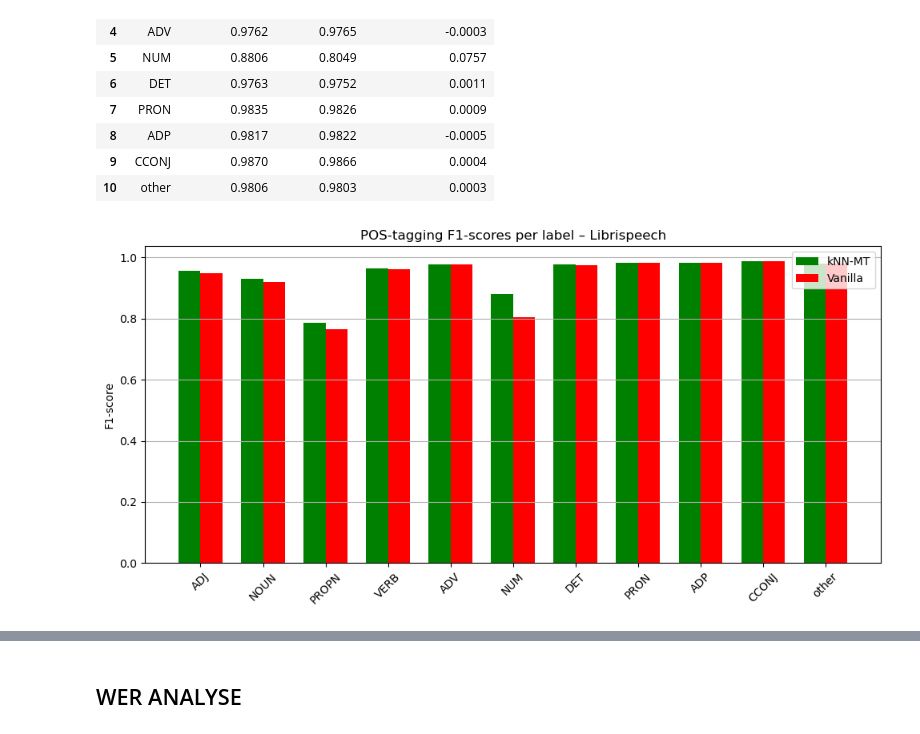
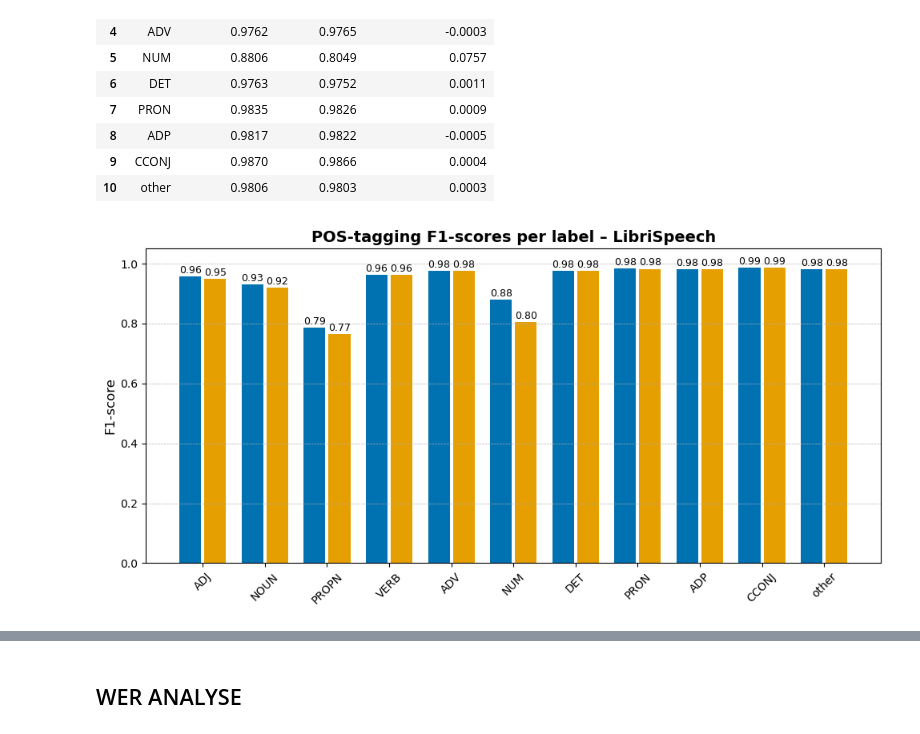
Before and after one commit to SedatGunay/kNN-MT, a Jupyter notebook: notebooks/librispeech.ipynb, the cells around one changed output, grey strips where cells are left out. Cells and saved outputs as stored; diff of their text form; code cells hidden in the pictures.

```diff
--- a/notebooks/librispeech.ipynb
+++ b/notebooks/librispeech.ipynb
@@ -77,26 +77,41 @@ POS LABEL TAGGING SCORES – LIBRISPEECH
 # %%
 import matplotlib.pyplot as plt
 
 fig, ax = plt.subplots(figsize=(10, 5))
 
+# Kleurenblindvriendelijke kleuren
+colors = ["#0072B2", "#E69F00"]
+
 labels = df_libri_pos["Label"]
 x = range(len(labels))
 width = 0.35
+gap = 0.05
 
-ax.bar(x, df_libri_pos["kNN-MT (sys1)"], width, label="kNN-MT", color="green")
-ax.bar([i + width for i in x], df_libri_pos["Vanilla (sys2)"], width, label="Vanilla", color="red")
+# Plot beide systemen met lichte offset
+bars1 = ax.bar([i - gap/2 for i in x], df_libri_pos["kNN-MT (sys1)"], width, label="kNN-MT", color=colors[0])
+bars2 = ax.bar([i + width + gap/2 for i in x], df_libri_pos["Vanilla (sys2)"], width, label="Vanilla", color=colors[1])
 
-ax.set_ylabel("F1-score")
-ax.set_title("POS-tagging F1-scores per label – Librispeech")
+# Annotaties boven de balken
+for bar in bars1 + bars2:
+    height = bar.get_height()
+    ax.annotate(f"{height:.2f}", xy=(bar.get_x() + bar.get_width()/2, height),
+                xytext=(0, 3), textcoords="offset points", ha='center', fontsize=9)
+
+# Aslabels en ticks
+ax.set_ylabel("F1-score", fontsize=12)
+ax.set_title("POS-tagging F1-scores per label – LibriSpeech", fontsize=14, fontweight='bold')
 ax.set_xticks([i + width / 2 for i in x])
-ax.set_xticklabels(labels, rotation=45)
-ax.legend()
-ax.grid(axis="y")
+ax.set_xticklabels(labels, rotation=45, fontsize=10)
+ax.set_ylim(0, 1.05)
+ax.tick_params(axis='y', labelsize=10)
+ax.grid(axis="y", linestyle='--', linewidth=0.5)
+
+# Legenda buiten de plot
 plt.tight_layout()
 plt.savefig("pos_f1_librispeech.png", dpi=300, bbox_inches="tight")
 plt.show()
 # %% [output]
-[figure, old version]
+[figure, new version]
 # %%
 base_path = "/Users/sedatgunay/Desktop/ASR_KNN/dataset data (+outputs)/librispeech"
 lang = "en"
```
Also changed, not shown: parts of 5 cells of this notebook, 16 other files.
